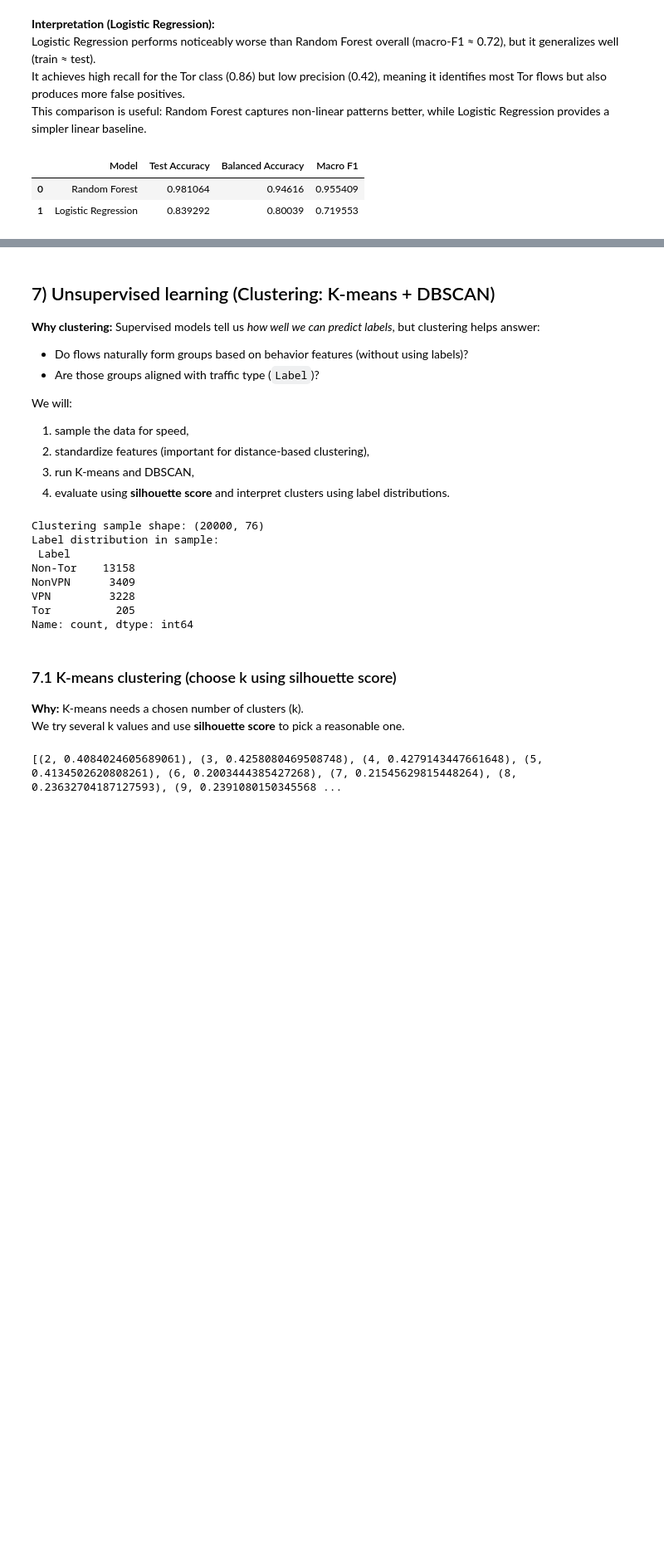
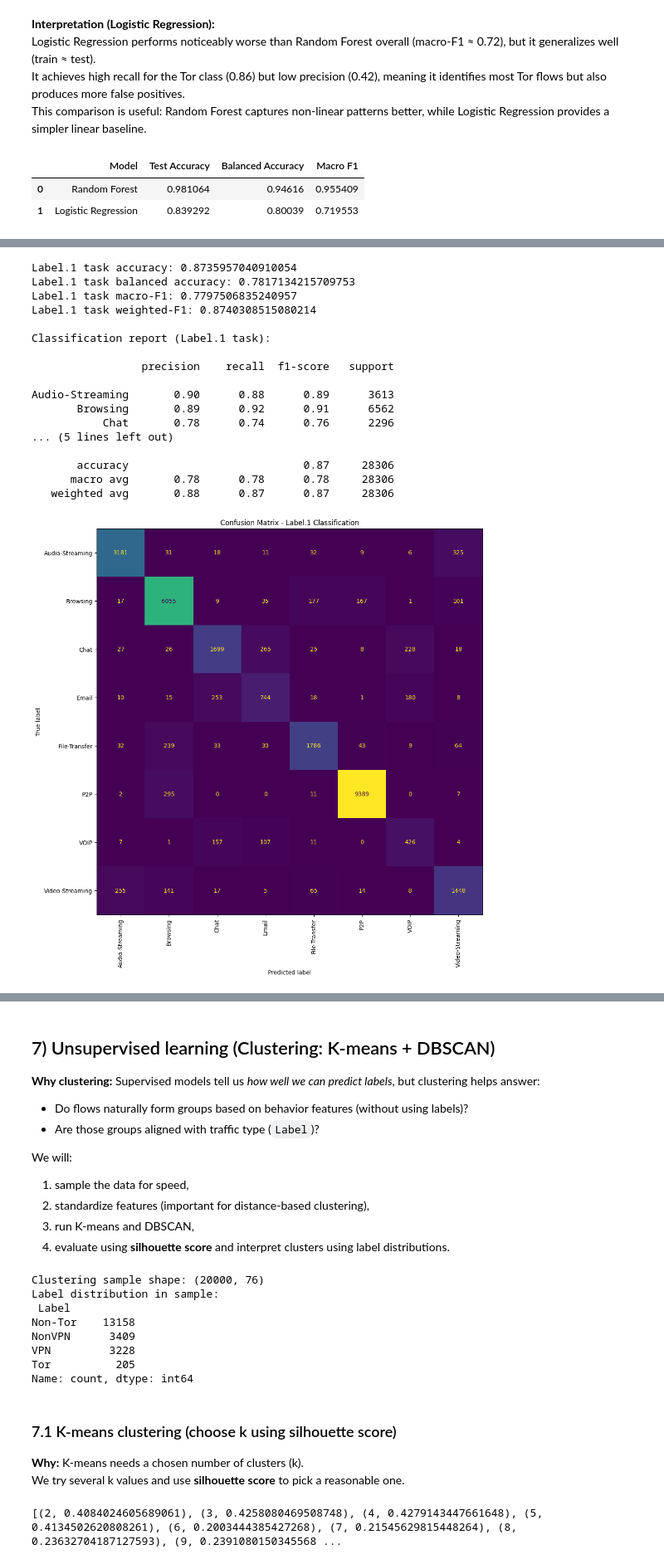
Before and after one commit to jaspindersingh919/CS4403-Project, a Jupyter notebook: Code/CS4403_Project_Notebook.ipynb, the cells around one changed output, grey strips where cells are left out. Shown at 83% size. Drawn from its saved outputs; the diff is of its cells as text; code cells hidden in the pictures; blank space fills up the shorter version.

```diff
--- a/Code/CS4403_Project_Notebook.ipynb
+++ b/Code/CS4403_Project_Notebook.ipynb
@@ -628,0 +730,75 @@ comparison
+# %%
+from sklearn.preprocessing import LabelEncoder
+from sklearn.metrics import confusion_matrix, ConfusionMatrixDisplay
+
+# Build X for Label.1 prediction
+drop_cols_app = [
+    "Flow ID", "Src IP", "Dst IP", "Timestamp",
+    "Src Port", "Dst Port", "Protocol",
+    "Label", "Label.1"
+]
+
+X_app = df.drop(columns=drop_cols_app, errors="ignore").copy()
+X_app = X_app.apply(pd.to_numeric, errors="coerce").replace([np.inf, -np.inf], np.nan)
+
+# Optional: keep only application classes with enough rows
+app_counts = df["Label.1"].value_counts()
+valid_apps = app_counts[app_counts >= 1000].index
+df_app = df[df["Label.1"].isin(valid_apps)].copy()
+
+X_app = df_app.drop(columns=drop_cols_app, errors="ignore").copy()
+X_app = X_app.apply(pd.to_numeric, errors="coerce").replace([np.inf, -np.inf], np.nan)
+
+le_app = LabelEncoder()
+y_app = le_app.fit_transform(df_app["Label.1"])
+
+X_train_app, X_test_app, y_train_app, y_test_app = train_test_split(
+    X_app, y_app, test_size=0.2, random_state=42, stratify=y_app
+)
+
+app_model = Pipeline([
+    ("imputer", SimpleImputer(strategy="median")),
+    ("rf", RandomForestClassifier(
+        n_estimators=200,
+        random_state=42,
+        n_jobs=-1,
+        class_weight="balanced_subsample"
+    ))
+])
+
+app_model.fit(X_train_app, y_train_app)
+pred_app = app_model.predict(X_test_app)
+
+print("Label.1 task accuracy:", accuracy_score(y_test_app, pred_app))
+print("Label.1 task balanced accuracy:", balanced_accuracy_score(y_test_app, pred_app))
+print("Label.1 task macro-F1:", f1_score(y_test_app, pred_app, average="macro"))
+print("Label.1 task weighted-F1:", f1_score(y_test_app, pred_app, average="weighted"))
+
+print("\nClassification report (Label.1 task):\n")
+print(classification_report(y_test_app, pred_app, target_names=le_app.classes_))
+
+cm = confusion_matrix(y_test_app, pred_app)
+disp = ConfusionMatrixDisplay(confusion_matrix=cm, display_labels=le_app.classes_)
+fig, ax = plt.subplots(figsize=(12, 12))
+disp.plot(ax=ax, xticks_rotation=90, colorbar=False)
+plt.title("Confusion Matrix - Label.1 Classification")
+plt.show()
+# %% [output]
+Label.1 task accuracy: 0.8735957040910054
+Label.1 task balanced accuracy: 0.7817134215709753
+Label.1 task macro-F1: 0.7797506835240957
+Label.1 task weighted-F1: 0.8740308515080214
+
+Classification report (Label.1 task):
+
+                 precision    recall  f1-score   support
+
+Audio-Streaming       0.90      0.88      0.89      3613
+       Browsing       0.89      0.92      0.91      6562
+           Chat       0.78      0.74      0.76      2296
+... (5 lines left out)
+
+       accuracy                           0.87     28306
+      macro avg       0.78      0.78      0.78     28306
+   weighted avg       0.88      0.87      0.87     28306
+[figure, added]
```
Also changed, not shown: parts of 12 cells of this notebook.
